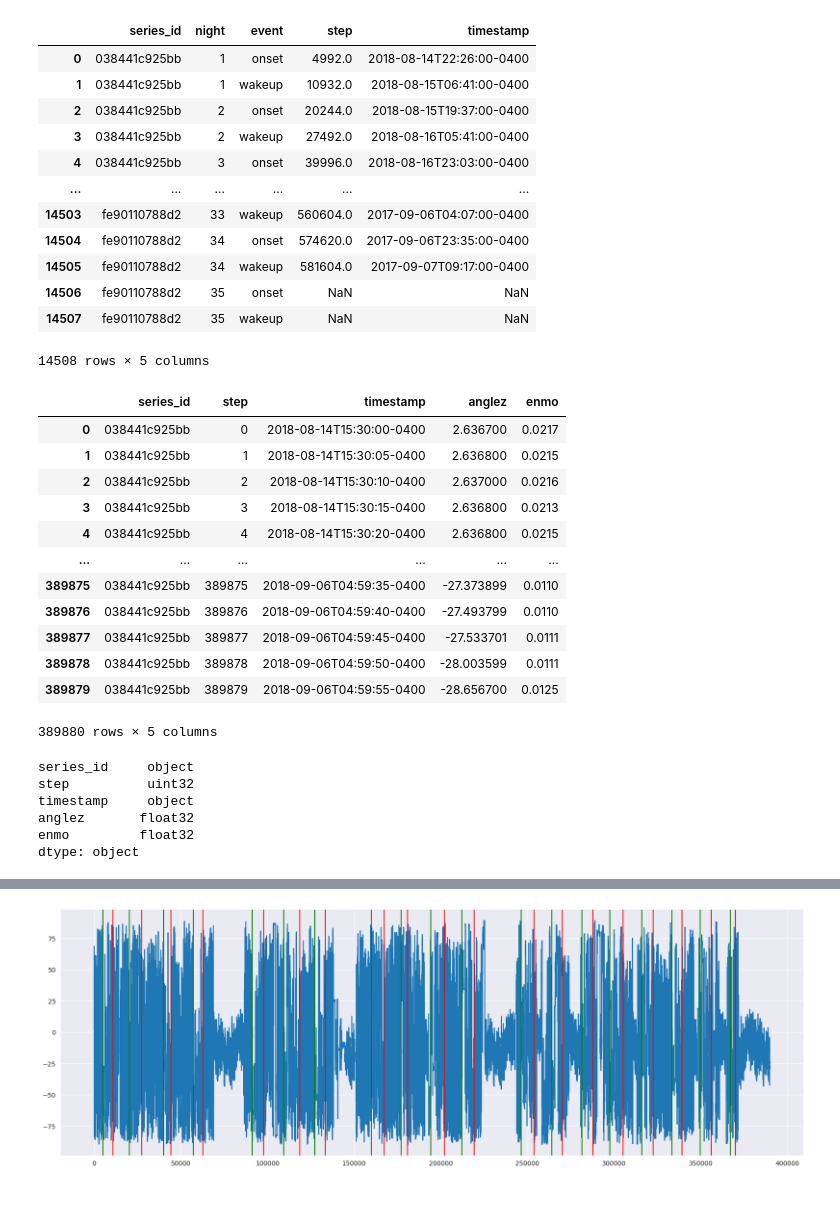
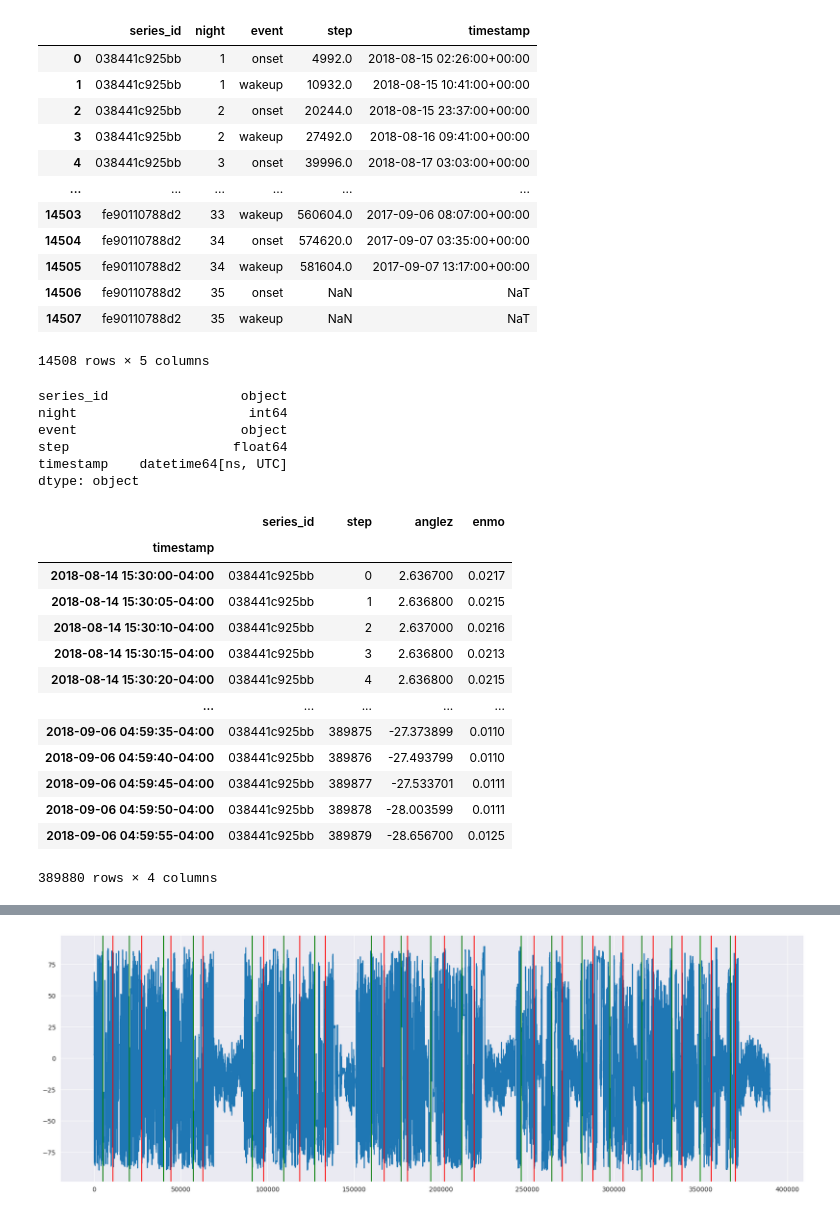
Before and after one commit to RikiTikkiTavi/kaggle-detect_sleep_states, a Jupyter notebook: notebooks/1-EDA.ipynb, the cells around one changed output, grey strips where cells are left out. Drawn from its saved outputs; the diff is of its cells as text; code cells hidden in the pictures.

```diff
--- a/notebooks/1-EDA.ipynb
+++ b/notebooks/1-EDA.ipynb
@@ -19,53 +22,59 @@ COL_ANGLEZ = "anglez"
 COL_ENMO = "enmo"
 COL_EVENT = "event"
 COL_SERIES_ID = "series_id"
+COL_TIMESTAMP = "timestamp"
 # %%
 df_train_events = pd.read_csv(PATH_DATA_RAW / "train_events.csv")
+df_train_events[COL_TIMESTAMP] = pd.to_datetime(df_train_events[COL_TIMESTAMP], utc=True)
 df_train_events
 # %% [output]
 |  | series_id | night | event | step | timestamp |
-| 0 | 038441c925bb | 1 | onset | 4992.0 | 2018-08-14T22:26:00-0400 |
-| 1 | 038441c925bb | 1 | wakeup | 10932.0 | 2018-08-15T06:41:00-0400 |
-| 2 | 038441c925bb | 2 | onset | 20244.0 | 2018-08-15T19:37:00-0400 |
-| 3 | 038441c925bb | 2 | wakeup | 27492.0 | 2018-08-16T05:41:00-0400 |
-| 4 | 038441c925bb | 3 | onset | 39996.0 | 2018-08-16T23:03:00-0400 |
+| 0 | 038441c925bb | 1 | onset | 4992.0 | 2018-08-15 02:26:00+00:00 |
+| 1 | 038441c925bb | 1 | wakeup | 10932.0 | 2018-08-15 10:41:00+00:00 |
+| 2 | 038441c925bb | 2 | onset | 20244.0 | 2018-08-15 23:37:00+00:00 |
+| 3 | 038441c925bb | 2 | wakeup | 27492.0 | 2018-08-16 09:41:00+00:00 |
+| 4 | 038441c925bb | 3 | onset | 39996.0 | 2018-08-17 03:03:00+00:00 |
 | ... | ... | ... | ... | ... | ... |
-| 14503 | fe90110788d2 | 33 | wakeup | 560604.0 | 2017-09-06T04:07:00-0400 |
-| 14504 | fe90110788d2 | 34 | onset | 574620.0 | 2017-09-06T23:35:00-0400 |
-| 14505 | fe90110788d2 | 34 | wakeup | 581604.0 | 2017-09-07T09:17:00-0400 |
-| 14506 | fe90110788d2 | 35 | onset | NaN | NaN |
-| 14507 | fe90110788d2 | 35 | wakeup | NaN | NaN |
+| 14503 | fe90110788d2 | 33 | wakeup | 560604.0 | 2017-09-06 08:07:00+00:00 |
+| 14504 | fe90110788d2 | 34 | onset | 574620.0 | 2017-09-07 03:35:00+00:00 |
+| 14505 | fe90110788d2 | 34 | wakeup | 581604.0 | 2017-09-07 13:17:00+00:00 |
+| 14506 | fe90110788d2 | 35 | onset | NaN | NaT |
+| 14507 | fe90110788d2 | 35 | wakeup | NaN | NaT |
 14508 rows × 5 columns
+# %%
+df_train_events.dtypes
+# %% [output]
+series_id                 object
+night                      int64
+event                     object
+step                     float64
+timestamp    datetime64[ns, UTC]
+dtype: object
 # %%
 def read_series(series_id: str, path_series_file: Path) -> pd.DataFrame:
     df = pa.parquet.read_table(
         path_series_file,
         filters=[("series_id", "=", series_id)],
-    ).to_pandas(timestamp_as_object=False, date_as_object=False)
+    ).to_pandas()
+    df[COL_TIMESTAMP] = pd.to_datetime(df[COL_TIMESTAMP])
+    df.set_index(COL_TIMESTAMP, inplace=True)
     return df
+
 
 df_series = read_series("038441c925bb", PATH_DATA_RAW / "train_series.parquet")
 df_series
 # %% [output]
-|  | series_id | step | timestamp | anglez | enmo |
-| 0 | 038441c925bb | 0 | 2018-08-14T15:30:00-0400 | 2.636700 | 0.0217 |
-| 1 | 038441c925bb | 1 | 2018-08-14T15:30:05-0400 | 2.636800 | 0.0215 |
-| 2 | 038441c925bb | 2 | 2018-08-14T15:30:10-0400 | 2.637000 | 0.0216 |
-| 3 | 038441c925bb | 3 | 2018-08-14T15:30:15-0400 | 2.636800 | 0.0213 |
-| 4 | 038441c925bb | 4 | 2018-08-14T15:30:20-0400 | 2.636800 | 0.0215 |
-| ... | ... | ... | ... | ... | ... |
-| 389875 | 038441c925bb | 389875 | 2018-09-06T04:59:35-0400 | -27.373899 | 0.0110 |
-| 389876 | 038441c925bb | 389876 | 2018-09-06T04:59:40-0400 | -27.493799 | 0.0110 |
-| 389877 | 038441c925bb | 389877 | 2018-09-06T04:59:45-0400 | -27.533701 | 0.0111 |
-| 389878 | 038441c925bb | 389878 | 2018-09-06T04:59:50-0400 | -28.003599 | 0.0111 |
-| 389879 | 038441c925bb | 389879 | 2018-09-06T04:59:55-0400 | -28.656700 | 0.0125 |
+|  | series_id | step | anglez | enmo |
+| timestamp |  |  |  |  |
+| 2018-08-14 15:30:00-04:00 | 038441c925bb | 0 | 2.636700 | 0.0217 |
+| 2018-08-14 15:30:05-04:00 | 038441c925bb | 1 | 2.636800 | 0.0215 |
+| 2018-08-14 15:30:10-04:00 | 038441c925bb | 2 | 2.637000 | 0.0216 |
+| 2018-08-14 15:30:15-04:00 | 038441c925bb | 3 | 2.636800 | 0.0213 |
+| 2018-08-14 15:30:20-04:00 | 038441c925bb | 4 | 2.636800 | 0.0215 |
+| ... | ... | ... | ... | ... |
+| 2018-09-06 04:59:35-04:00 | 038441c925bb | 389875 | -27.373899 | 0.0110 |
+| 2018-09-06 04:59:40-04:00 | 038441c925bb | 389876 | -27.493799 | 0.0110 |
+| 2018-09-06 04:59:45-04:00 | 038441c925bb | 389877 | -27.533701 | 0.0111 |
+| 2018-09-06 04:59:50-04:00 | 038441c925bb | 389878 | -28.003599 | 0.0111 |
+| 2018-09-06 04:59:55-04:00 | 038441c925bb | 389879 | -28.656700 | 0.0125 |
-389880 rows × 5 columns
+389880 rows × 4 columns
-# %%
-df_series.dtypes
-# %% [output]
-series_id     object
-step          uint32
-timestamp     object
-anglez       float32
-enmo         float32
-dtype: object
```
Also changed, not shown: parts of 11 cells of this notebook, 1 other file.
